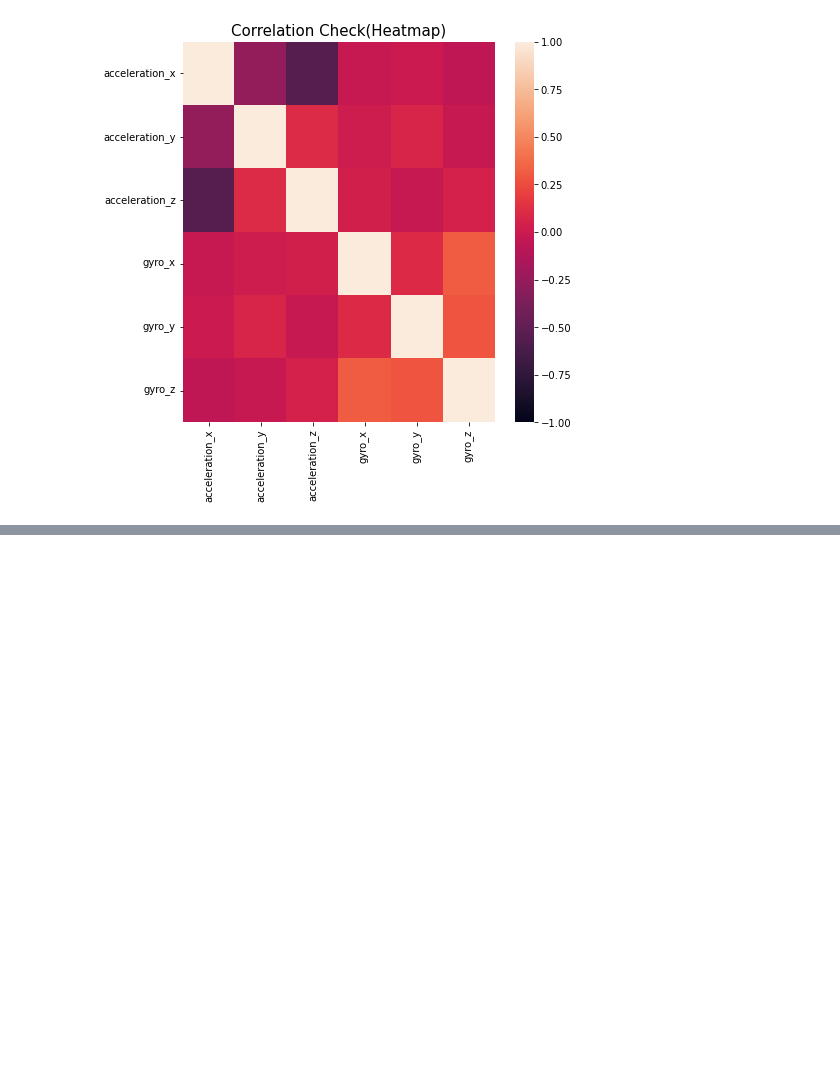
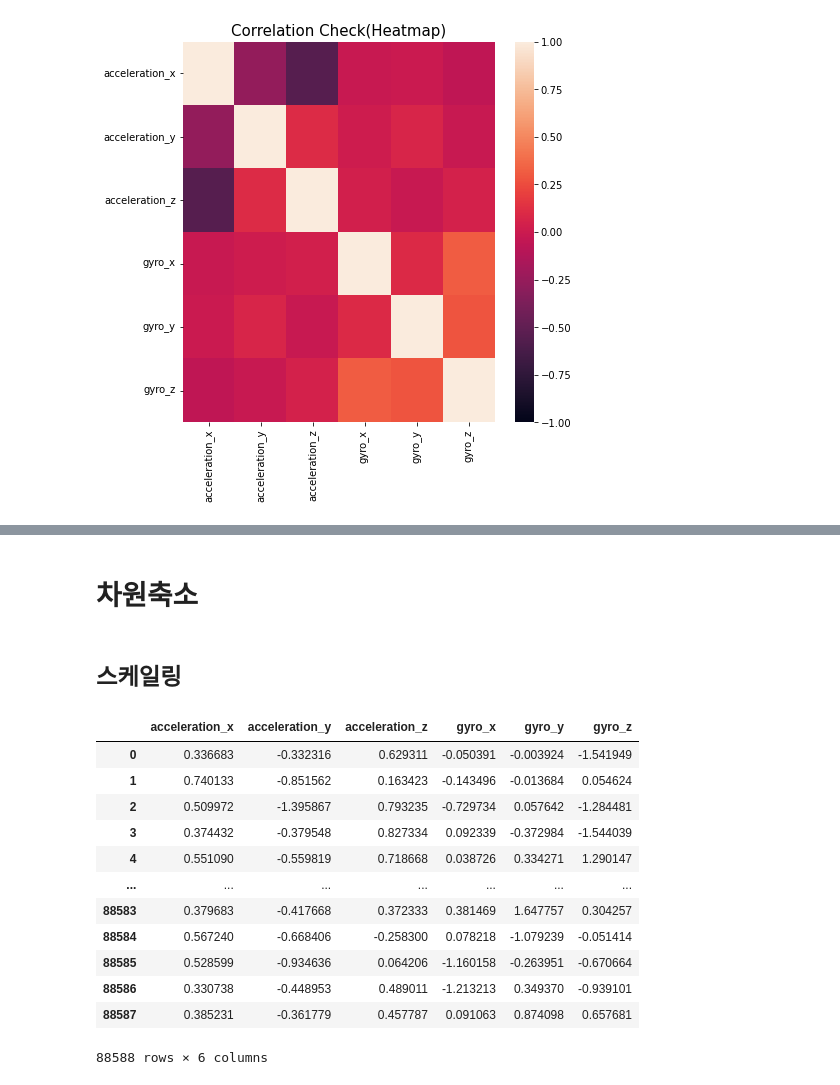
Before and after one commit to nonhashtag/Kinematics, a Jupyter notebook: EDA.ipynb, the cells around one changed output, grey strips where cells are left out. Cells and saved outputs as stored; diff of their text form; code cells hidden in the pictures; blank space fills up the shorter version.

```diff
--- a/EDA.ipynb
+++ b/EDA.ipynb
@@ -105,0 +120,24 @@ plt.show()
+# %% [markdown]
+# 차원축소
+# %% [markdown]
+## 스케일링
+# %%
+from sklearn.preprocessing import StandardScaler, MinMaxScaler
+data_temp = data.copy().iloc[:, 5:]
+scaler = StandardScaler().fit(data_temp)
+data_temp = pd.DataFrame(scaler.transform(data_temp), columns=data_temp.columns)
+data_temp
+# %% [output]
+|  | acceleration_x | acceleration_y | acceleration_z | gyro_x | gyro_y | gyro_z |
+| 0 | 0.336683 | -0.332316 | 0.629311 | -0.050391 | -0.003924 | -1.541949 |
+| 1 | 0.740133 | -0.851562 | 0.163423 | -0.143496 | -0.013684 | 0.054624 |
+| 2 | 0.509972 | -1.395867 | 0.793235 | -0.729734 | 0.057642 | -1.284481 |
+| 3 | 0.374432 | -0.379548 | 0.827334 | 0.092339 | -0.372984 | -1.544039 |
+| 4 | 0.551090 | -0.559819 | 0.718668 | 0.038726 | 0.334271 | 1.290147 |
+| ... | ... | ... | ... | ... | ... | ... |
+| 88583 | 0.379683 | -0.417668 | 0.372333 | 0.381469 | 1.647757 | 0.304257 |
+| 88584 | 0.567240 | -0.668406 | -0.258300 | 0.078218 | -1.079239 | -0.051414 |
+| 88585 | 0.528599 | -0.934636 | 0.064206 | -1.160158 | -0.263951 | -0.670664 |
+| 88586 | 0.330738 | -0.448953 | 0.489011 | -1.213213 | 0.349370 | -0.939101 |
+| 88587 | 0.385231 | -0.361779 | 0.457787 | 0.091063 | 0.874098 | 0.657681 |
+88588 rows × 6 columns
```
Also changed, not shown: parts of 14 cells of this notebook.
